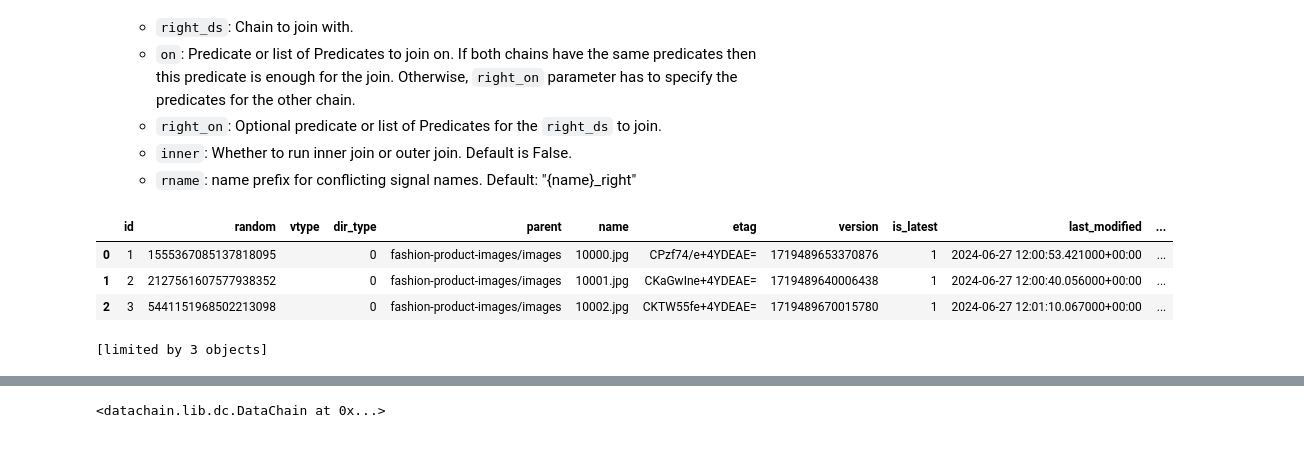
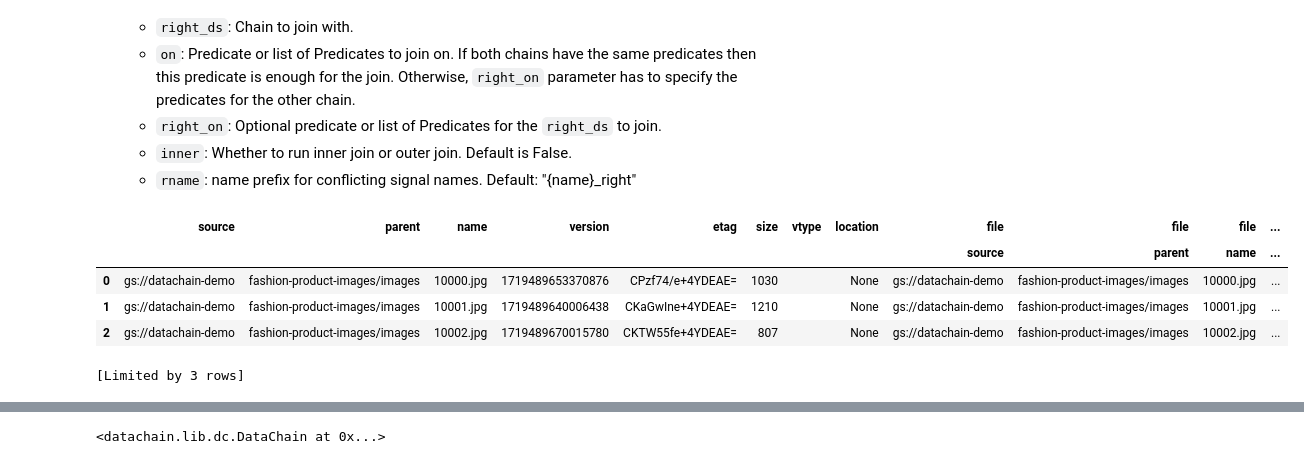
Before and after one commit to iterative/datachain, a Jupyter notebook: examples/computer_vision/fashion_product_images/1-quick-start.ipynb, the cells around one changed output, grey strips where cells are left out. Drawn from its saved outputs; the diff is of its cells as text; code cells hidden in the pictures.

```diff
--- a/examples/computer_vision/fashion_product_images/1-quick-start.ipynb
+++ b/examples/computer_vision/fashion_product_images/1-quick-start.ipynb
@@ -160,8 +163,8 @@ The example below shows how to parse a single CSV file of metadata using `parse_
 # %%
 # Load metadata from CSV
 ds_meta = (
-    DataChain.from_storage("gs://datachain-demo/fashion-product-images/styles_clean.csv")
-    .parse_csv()
+    DataChain.from_csv("gs://datachain-demo/fashion-product-images/styles_clean.csv")
+    .select_except("source") # remove technical columns
     .save()
 )
 
@@ -175,5 +177,0 @@ ds_meta.show(3)
-# %%
-# Add a "filename" column to map each image file to its corresponding metadata
-
-ds_meta = ds_meta.map(filename=lambda c0: str(c0) + '.jpg', output=str)
-ds_meta.show(3)
@@ -227,14 +219,15 @@ ds_meta.show(3)
   - `inner`: Whether to run inner join or outer join. Default is False.
   - `rname`: name prefix for conflicting signal names. Default: "{name}_right"
 # %%
-ds_annotated = ds.merge(ds_meta, on="name", right_on="filename")
+ds_annotated = ds.merge(ds_meta, on="file.name", right_on="filename")
 ds_annotated.show(3)
 # %% [output]
-|  | id | random | vtype | dir_type | parent | name | etag | version | is_latest | last_modified | ... |
-| 0 | 1 | 1555367085137818095 |  | 0 | fashion-product-images/images | 10000.jpg | CPzf74/e+4YDEAE= | 1719489653370876 | 1 | 2024-06-27 12:00:53.421000+00:00 | ... |
-| 1 | 2 | 2127561607577938352 |  | 0 | fashion-product-images/images | 10001.jpg | CKaGwIne+4YDEAE= | 1719489640006438 | 1 | 2024-06-27 12:00:40.056000+00:00 | ... |
-| 2 | 3 | 5441151968502213098 |  | 0 | fashion-product-images/images | 10002.jpg | CKTW55fe+4YDEAE= | 1719489670015780 | 1 | 2024-06-27 12:01:10.067000+00:00 | ... |
+|  | source | parent | name | version | etag | size | vtype | location | file | file | file | ... |
+|  |  |  |  |  |  |  |  |  | source | parent | name | ... |
+| 0 | gs://datachain-demo | fashion-product-images/images | 10000.jpg | 1719489653370876 | CPzf74/e+4YDEAE= | 1030 |  | None | gs://datachain-demo | fashion-product-images/images | 10000.jpg | ... |
+| 1 | gs://datachain-demo | fashion-product-images/images | 10001.jpg | 1719489640006438 | CKaGwIne+4YDEAE= | 1210 |  | None | gs://datachain-demo | fashion-product-images/images | 10001.jpg | ... |
+| 2 | gs://datachain-demo | fashion-product-images/images | 10002.jpg | 1719489670015780 | CKTW55fe+4YDEAE= | 807 |  | None | gs://datachain-demo | fashion-product-images/images | 10002.jpg | ... |
-[limited by 3 objects]
+[Limited by 3 rows]
 # %% [markdown]
 # 💾 Save Dataset
 
```
Also changed, not shown: parts of 19 cells of this notebook, 11 other files.
